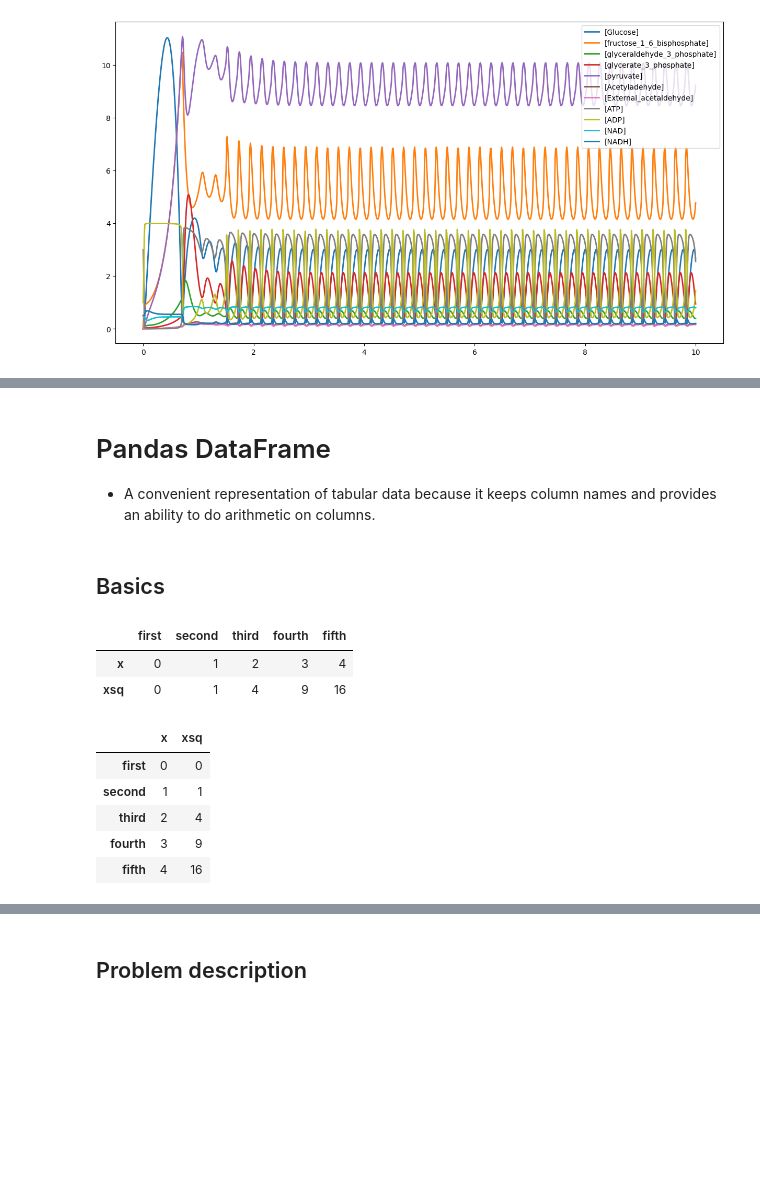
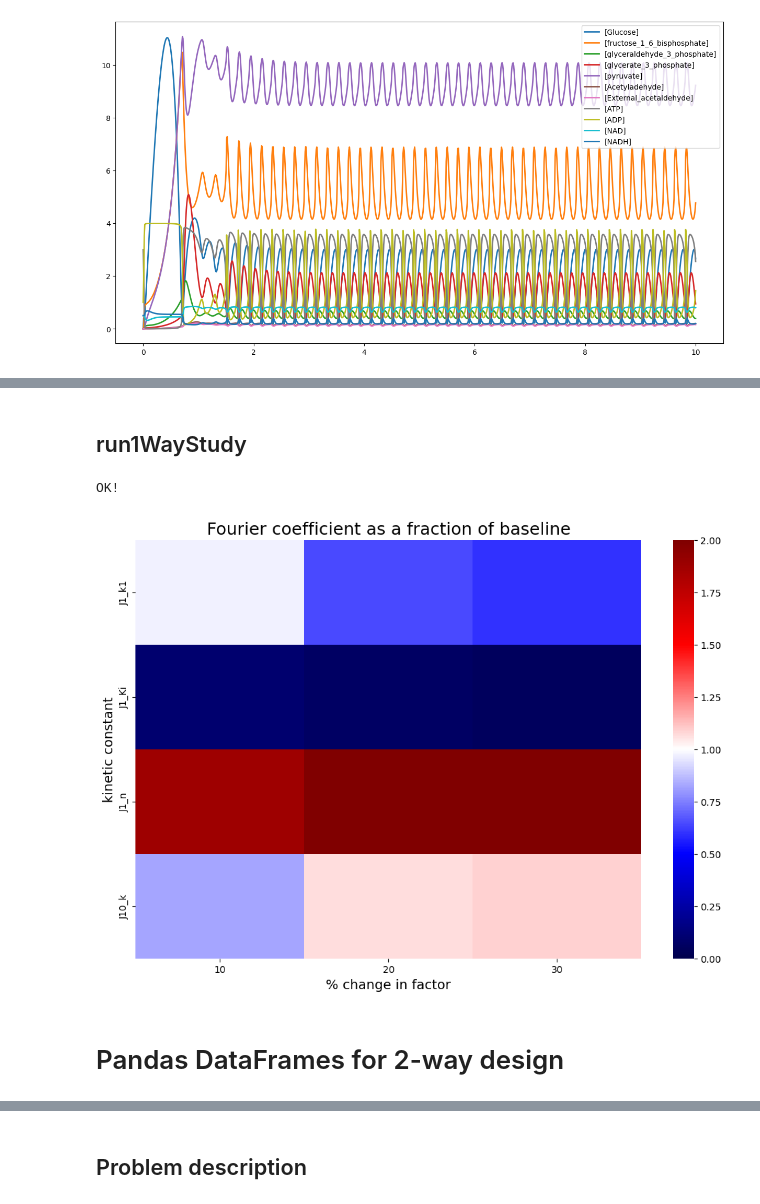
Before and after one commit to ModelEngineering/BIOEN-437, a Jupyter notebook: Lectures/Design-Of-Experiments/doe_two_way_design.ipynb, the cells around one changed output, grey strips where cells are left out. Cells and saved outputs as stored; diff of their text form; code cells hidden in the pictures; blank space fills up the shorter version.

Commit message:
Update two way design

```diff
--- a/Lectures/Design-Of-Experiments/doe_two_way_design.ipynb
+++ b/Lectures/Design-Of-Experiments/doe_two_way_design.ipynb
@@ -176,7 +185,7 @@ START = 0
 END = 5
 NUMPT = 1000  # number of points to simulate
 WOLF_RR = te.loada(WOLF_MODEL)
-FACTOR_DCT = getFactorValueDct(WOLF_MODEL)
+FACTOR_DCT = {k: v for k, v in getFactorValueDct(WOLF_MODEL).items() if "J1" in k or "J2" in k}  # Use a subset
 WOLF_FACTORS = list(FACTOR_DCT.keys())
 rr = te.loada(WOLF_MODEL)
 WOLF_DF = arrToDF(rr.simulate(START, END, NUMPT))
@@ -222,25 +405,51 @@ rr.plot(figsize=(15, 8))
+# %% [markdown]
+## run1WayStudy
+# %%
+def run1WayStudy(base_factor_dct: pd.DataFrame=FACTOR_DCT,
+        percents:List[int]=[-10, 20], model=WOLF_MODEL,
+        offset:int=100,
+        is_plot:bool=True) -> Tuple[float, pd.DataFrame]:
+    """
+    Runs a 1W design study of the effects of parameter changes on oscillations.
+
+    Args:
+    ----------
+    base_factor_dct: key is factor, value is level
+    model: str (Antimony model)
+    offset: number of initial timepoints to discard
+    is_plot: create a visualization
+
+    Returns:
+    -------
+    float: baseline frequency (mu)
+    pd.DataFrame
+        rows: factor
+        columns: levels
+        values: Change in frequency w.r.t. baseline (alpha)
+    """
+    factor_df = makeFactorLevel1WayDF(base_factor_dct, percents=percents)
+    mu, peak_frequency_coefficient_df = calculateFactorLevelPeakFrequencyCoefficients(factor_df,
+            model=model, offset=offset)
+    alpha_df = peak_frequency_coefficient_df - mu
+    # Visualize
+    if is_plot:
+        # Visualization for Glucose
+        plot_df = 1 + alpha_df/mu
+        fig, ax = plt.subplots(1, figsize=(12, 8))
+        sns.heatmap(plot_df, cmap="seismic", ax=ax, vmin=0, vmax=2)
+        plt.ylabel("kinetic constant", fontsize=14)
+        plt.xlabel("% change in factor", fontsize=14)
+        _ = plt.title("Fourier coefficient as a fraction of baseline", fontsize=18)
+    #
+    return mu, alpha_df
+
+# Tests
+mu, alpha_df = run1WayStudy(base_factor_dct=FACTOR_DCT, percents=[10, 20, 30])
+assert(isinstance(alpha_df, pd.DataFrame))
+assert(isinstance(mu, float))
+print("OK!")
+# %% [output]
+OK!
+[figure, added]
 # %% [markdown]
-# Pandas DataFrame
-* A convenient representation of tabular data because it keeps column names and provides an ability to do arithmetic on columns.
+# Pandas DataFrames for 2-way design
-# %% [markdown]
-## Basics
-# %%
-arr1 = np.array(range(5))
-arr2 = arr1**2
-column_names = ["first", "second", "third", "fourth", "fifth"]
-df = pd.DataFrame(np.array([arr1, arr2]), index=["x", "xsq"], columns=column_names)
-df
-# %% [output]
-|  | first | second | third | fourth | fifth |
-| x | 0 | 1 | 2 | 3 | 4 |
-| xsq | 0 | 1 | 4 | 9 | 16 |
-# %%
-df1 = df.T
-df1
-# %% [output]
-|  | x | xsq |
-| first | 0 | 0 |
-| second | 1 | 1 |
-| third | 2 | 4 |
-| fourth | 3 | 9 |
-| fifth | 4 | 16 |
```
Also changed, not shown: parts of 54 cells of this notebook.
